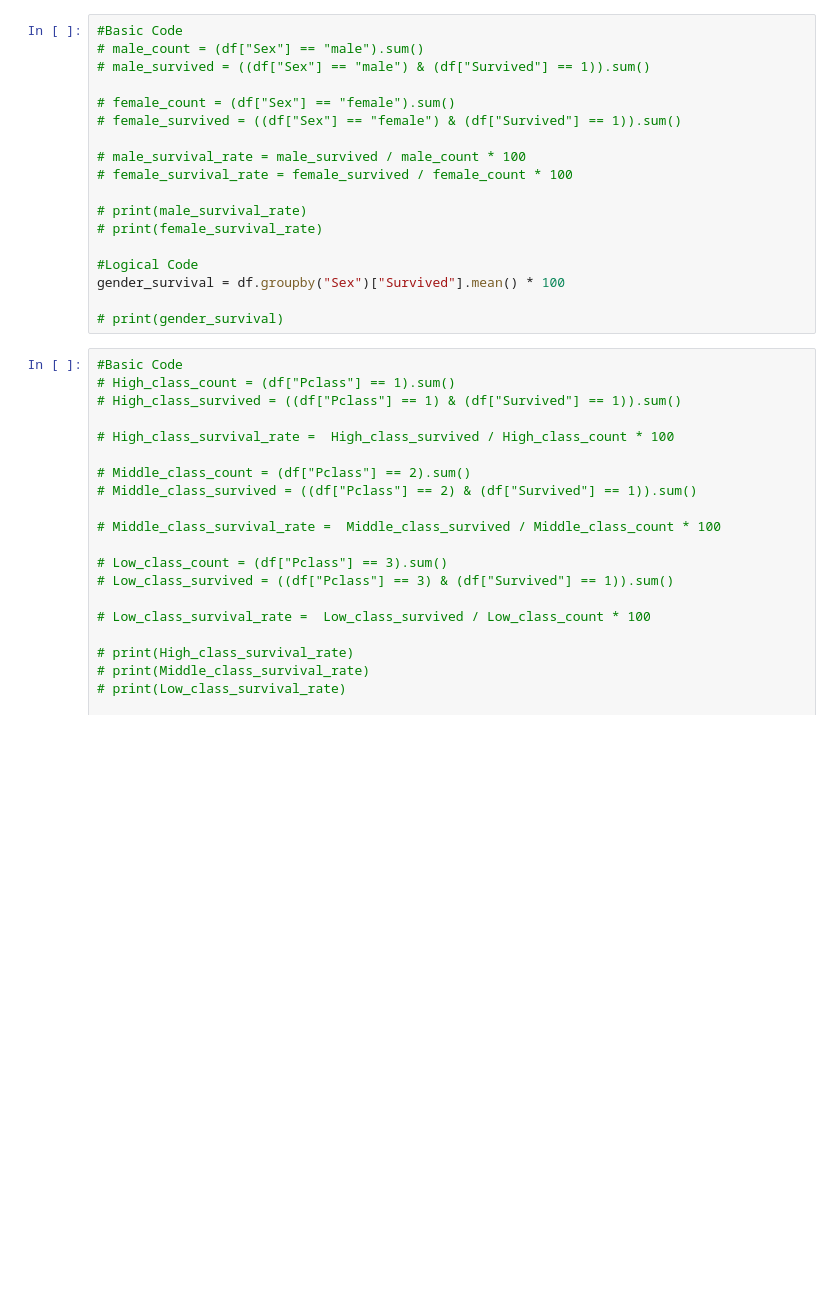
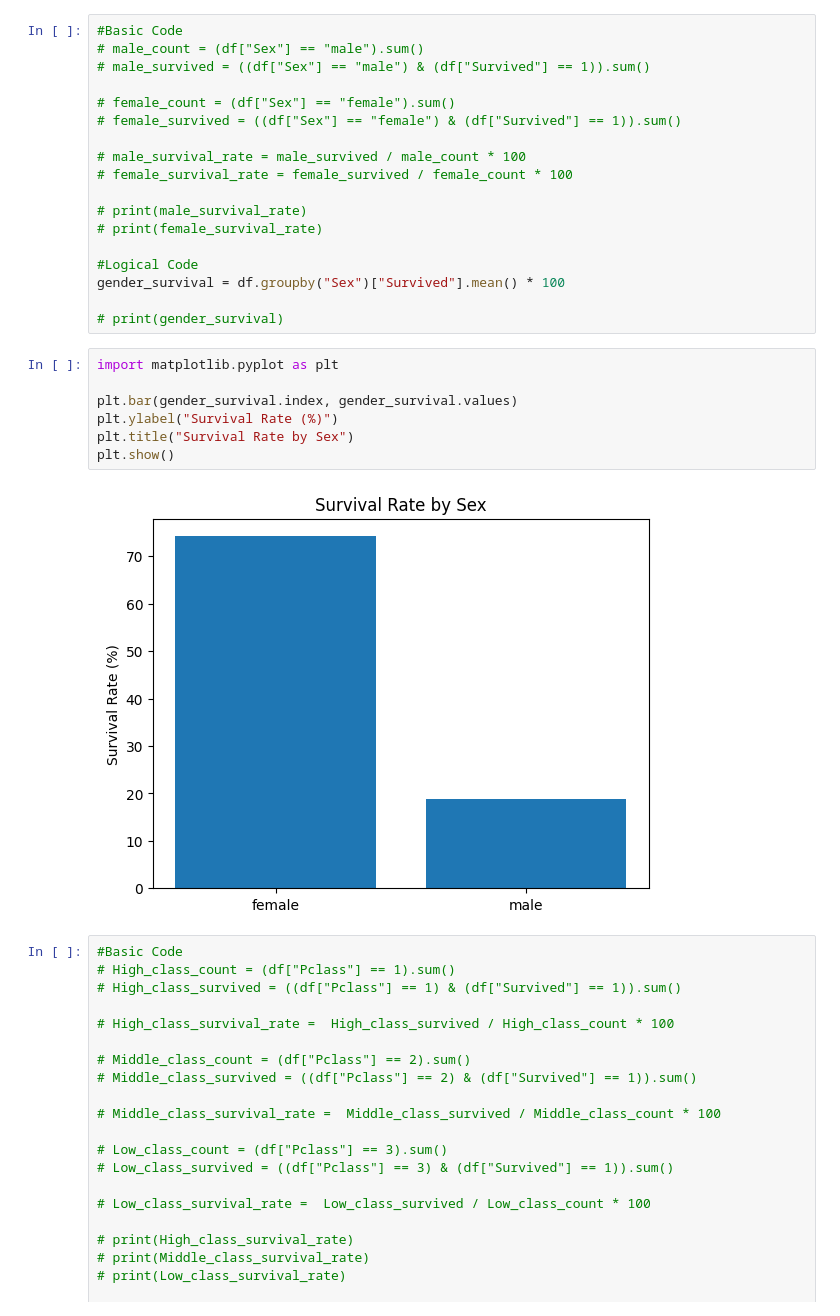
Before and after one commit to TEN-jpg/pandas-eda-titanic, a Jupyter notebook: pandas_step1.ipynb, the cells around one changed output. Cells and saved outputs as stored; diff of their text form; blank space fills up the shorter version.

Commit message:
Deeper Titanic EDA: family, fare, age-group and gender survival analysis with visualizations

```diff
--- a/pandas_step1.ipynb
+++ b/pandas_step1.ipynb
@@ -48,6 +52,15 @@ high_fare = (df[df["Fare"] >= 200])
 gender_survival = df.groupby("Sex")["Survived"].mean() * 100
 
 # print(gender_survival)
+# %%
+import matplotlib.pyplot as plt
+
+plt.bar(gender_survival.index, gender_survival.values)
+plt.ylabel("Survival Rate (%)")
+plt.title("Survival Rate by Sex")
+plt.show()
+# %% [output]
+[figure, added]
 # %%
 #Basic Code
 # High_class_count = (df["Pclass"] == 1).sum()
```
Also changed, not shown: parts of 8 cells of this notebook.
